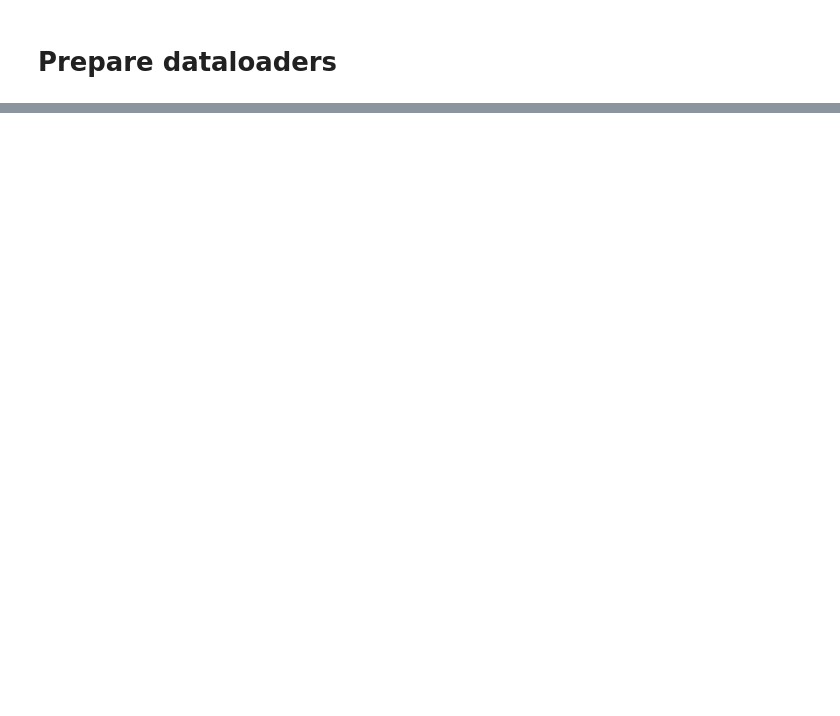
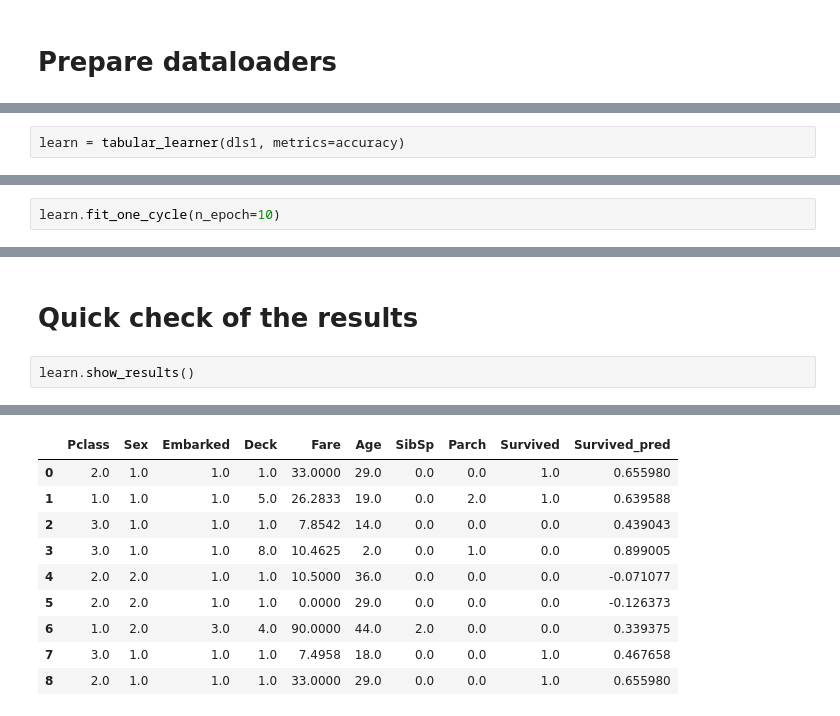
Before and after one commit to duncandonuts911/kaggle-competitions, a Jupyter notebook: 02_petals_to_the_metal_flower_classification/02_petals_to_the_metal_flower_classification.ipynb, the cells around one changed output, grey strips where cells are left out. Drawn from its saved outputs; the diff is of its cells as text; blank space fills up the shorter version.

```diff
--- a/02_petals_to_the_metal_flower_classification/02_petals_to_the_metal_flower_classification.ipynb
+++ b/02_petals_to_the_metal_flower_classification/02_petals_to_the_metal_flower_classification.ipynb
@@ -153,0 +154,2 @@ AttributeError: 'builtin_function_or_method' object has no attribute 'TabularDat
+# %%
+learn = tabular_learner(dls1, metrics=accuracy)
@@ -153,0 +158,2 @@ AttributeError: 'builtin_function_or_method' object has no attribute 'TabularDat
+# %%
+learn.fit_one_cycle(n_epoch=10)
@@ -153,0 +172,5 @@ AttributeError: 'builtin_function_or_method' object has no attribute 'TabularDat
+# %% [markdown]
+# Quick check of the results
+# %%
+learn.show_results()
+# %% [output]
@@ -153,0 +178,10 @@ AttributeError: 'builtin_function_or_method' object has no attribute 'TabularDat
+|  | Pclass | Sex | Embarked | Deck | Fare | Age | SibSp | Parch | Survived | Survived_pred |
+| 0 | 2.0 | 1.0 | 1.0 | 1.0 | 33.0000 | 29.0 | 0.0 | 0.0 | 1.0 | 0.655980 |
+| 1 | 1.0 | 1.0 | 1.0 | 5.0 | 26.2833 | 19.0 | 0.0 | 2.0 | 1.0 | 0.639588 |
+| 2 | 3.0 | 1.0 | 1.0 | 1.0 | 7.8542 | 14.0 | 0.0 | 0.0 | 0.0 | 0.439043 |
+| 3 | 3.0 | 1.0 | 1.0 | 8.0 | 10.4625 | 2.0 | 0.0 | 1.0 | 0.0 | 0.899005 |
+| 4 | 2.0 | 2.0 | 1.0 | 1.0 | 10.5000 | 36.0 | 0.0 | 0.0 | 0.0 | -0.071077 |
+| 5 | 2.0 | 2.0 | 1.0 | 1.0 | 0.0000 | 29.0 | 0.0 | 0.0 | 0.0 | -0.126373 |
+| 6 | 1.0 | 2.0 | 3.0 | 4.0 | 90.0000 | 44.0 | 2.0 | 0.0 | 0.0 | 0.339375 |
+| 7 | 3.0 | 1.0 | 1.0 | 1.0 | 7.4958 | 18.0 | 0.0 | 0.0 | 1.0 | 0.467658 |
+| 8 | 2.0 | 1.0 | 1.0 | 1.0 | 33.0000 | 29.0 | 0.0 | 0.0 | 1.0 | 0.655980 |
```
Also changed, not shown: parts of 23 cells of this notebook.
